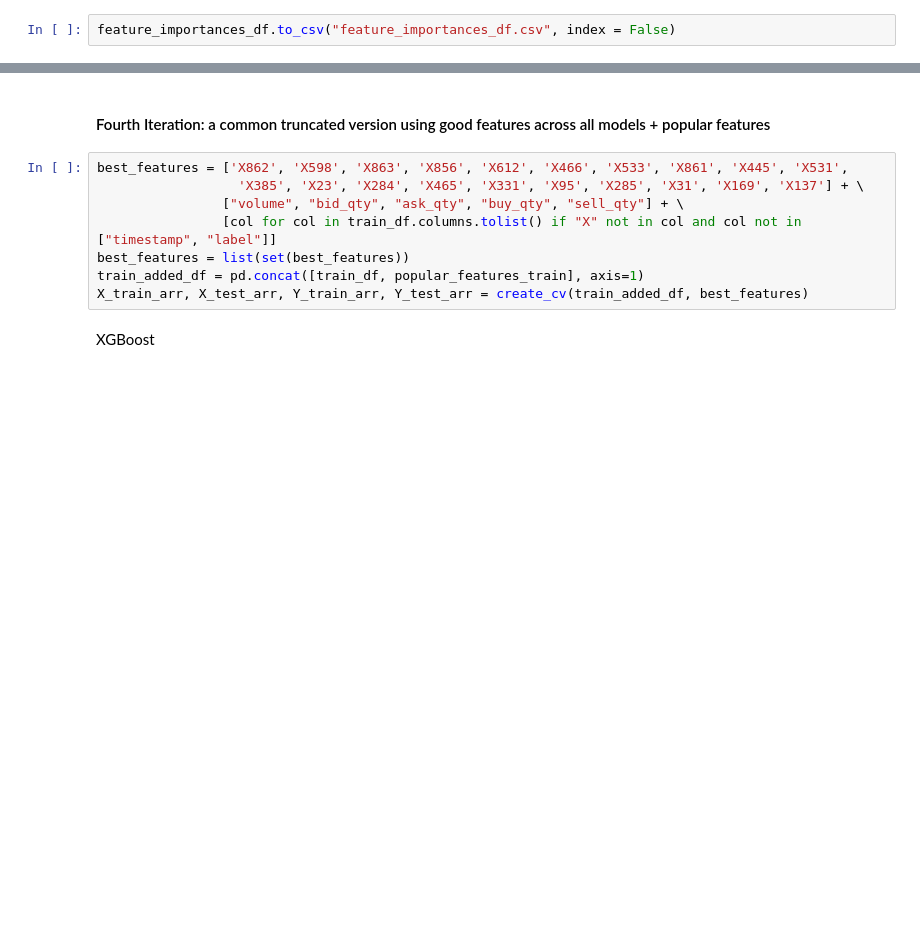
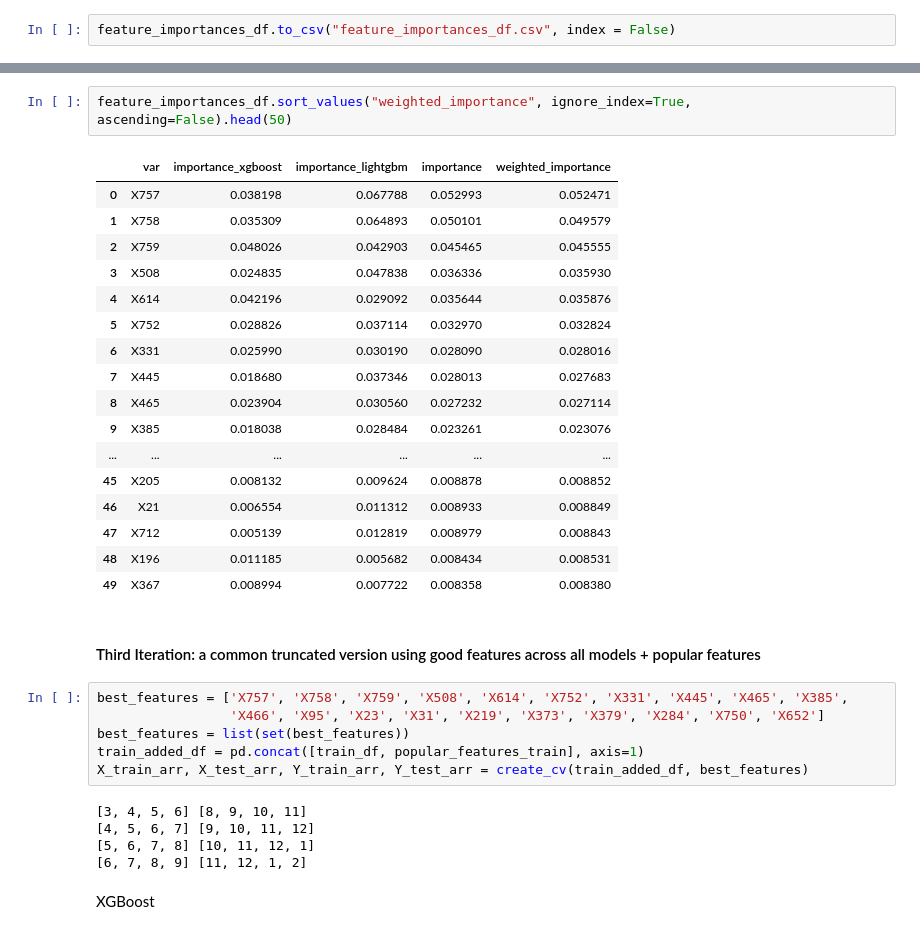
Before and after one commit to justpqa/drw-crypto-market-prediction, a Jupyter notebook: model_training.ipynb, the cells around one changed output, grey strips where cells are left out. Drawn from its saved outputs; the diff is of its cells as text; blank space fills up the shorter version.

Commit message:
update training progress with new training and testing data

```diff
--- a/model_training.ipynb
+++ b/model_training.ipynb
@@ -754,13 +933,36 @@ LightGBM
+# %%
+feature_importances_df.sort_values("weighted_importance", ignore_index=True, ascending=False).head(50)
+# %% [output]
+|  | var | importance_xgboost | importance_lightgbm | importance | weighted_importance |
+| 0 | X757 | 0.038198 | 0.067788 | 0.052993 | 0.052471 |
+| 1 | X758 | 0.035309 | 0.064893 | 0.050101 | 0.049579 |
+| 2 | X759 | 0.048026 | 0.042903 | 0.045465 | 0.045555 |
+| 3 | X508 | 0.024835 | 0.047838 | 0.036336 | 0.035930 |
+| 4 | X614 | 0.042196 | 0.029092 | 0.035644 | 0.035876 |
+| 5 | X752 | 0.028826 | 0.037114 | 0.032970 | 0.032824 |
+| 6 | X331 | 0.025990 | 0.030190 | 0.028090 | 0.028016 |
+| 7 | X445 | 0.018680 | 0.037346 | 0.028013 | 0.027683 |
+| 8 | X465 | 0.023904 | 0.030560 | 0.027232 | 0.027114 |
+| 9 | X385 | 0.018038 | 0.028484 | 0.023261 | 0.023076 |
+| ... | ... | ... | ... | ... | ... |
+| 45 | X205 | 0.008132 | 0.009624 | 0.008878 | 0.008852 |
+| 46 | X21 | 0.006554 | 0.011312 | 0.008933 | 0.008849 |
+| 47 | X712 | 0.005139 | 0.012819 | 0.008979 | 0.008843 |
+| 48 | X196 | 0.011185 | 0.005682 | 0.008434 | 0.008531 |
+| 49 | X367 | 0.008994 | 0.007722 | 0.008358 | 0.008380 |
 # %% [markdown]
-#### Fourth Iteration: a common truncated version using good features across all models + popular features
+#### Third Iteration: a common truncated version using good features across all models + popular features
 # %%
-best_features = ['X862', 'X598', 'X863', 'X856', 'X612', 'X466', 'X533', 'X861', 'X445', 'X531',
-                  'X385', 'X23', 'X284', 'X465', 'X331', 'X95', 'X285', 'X31', 'X169', 'X137'] + \
-                ["volume", "bid_qty", "ask_qty", "buy_qty", "sell_qty"] + \
-                [col for col in train_df.columns.tolist() if "X" not in col and col not in ["timestamp", "label"]]
+best_features = ['X757', 'X758', 'X759', 'X508', 'X614', 'X752', 'X331', 'X445', 'X465', 'X385',
+                 'X466', 'X95', 'X23', 'X31', 'X219', 'X373', 'X379', 'X284', 'X750', 'X652']
 best_features = list(set(best_features))
 train_added_df = pd.concat([train_df, popular_features_train], axis=1)
 X_train_arr, X_test_arr, Y_train_arr, Y_test_arr = create_cv(train_added_df, best_features)
+# %% [output]
+[3, 4, 5, 6] [8, 9, 10, 11]
+[4, 5, 6, 7] [9, 10, 11, 12]
+[5, 6, 7, 8] [10, 11, 12, 1]
+[6, 7, 8, 9] [11, 12, 1, 2]
 # %% [markdown]
 XGBoost
 # %%
```
Also changed, not shown: parts of 41 cells of this notebook, 16 other files.
